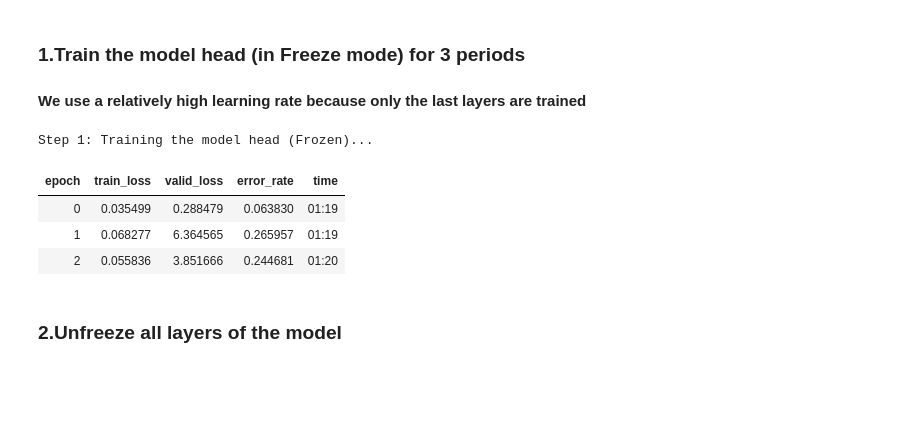
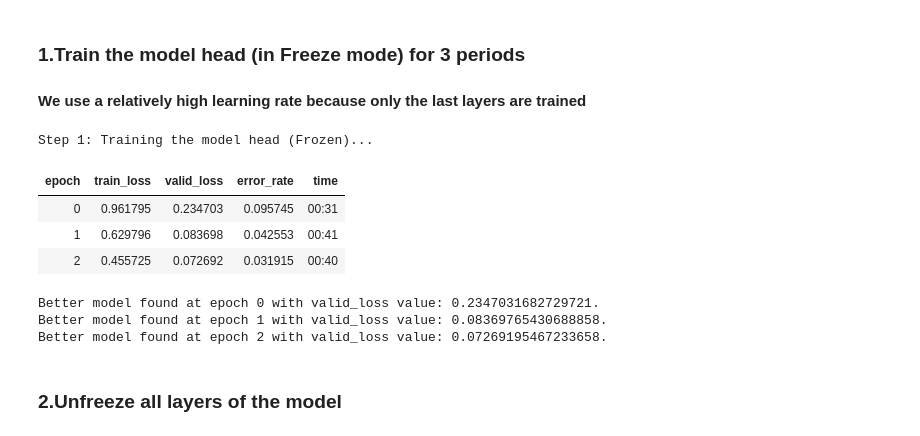
Before and after one commit to Ali-Data/coke-vs-pepsi-classifier, a Jupyter notebook: model/classifier.ipynb, the cells around one changed output. Drawn from its saved outputs; the diff is of its cells as text; code cells hidden in the pictures; blank space fills up the shorter version.

```diff
--- a/model/classifier.ipynb
+++ b/model/classifier.ipynb
@@ -206,15 +207,29 @@ cleaned_intrep.plot_confusion_matrix()
 # %% [markdown]
 ### 1.Train the model head (in Freeze mode) for 3 periods
 #### We use a relatively high learning rate because only the last layers are trained
+# %%
+from fastai.callback.tracker import EarlyStoppingCallback, SaveModelCallback
+
+new_learner = vision_learner(dls, resnet34, metrics=error_rate,
+                        cbs=[
+                        # This callback stops training
+                        EarlyStoppingCallback(monitor='valid_loss', min_delta=0.01, patience=3),
+
+                        # This callback saves the best model during training
+                        SaveModelCallback(monitor='valid_loss')
+                        ])
 # %%
 print("Step 1: Training the model head (Frozen)...")
-cleaned_learner.fit_one_cycle(3, 1e-3)
+new_learner.fit_one_cycle(3, 2e-3)
 # %% [output]
 Step 1: Training the model head (Frozen)...
 | epoch | train_loss | valid_loss | error_rate | time |
-| 0 | 0.035499 | 0.288479 | 0.063830 | 01:19 |
-| 1 | 0.068277 | 6.364565 | 0.265957 | 01:19 |
-| 2 | 0.055836 | 3.851666 | 0.244681 | 01:20 |
+| 0 | 0.961795 | 0.234703 | 0.095745 | 00:31 |
+| 1 | 0.629796 | 0.083698 | 0.042553 | 00:41 |
+| 2 | 0.455725 | 0.072692 | 0.031915 | 00:40 |
+Better model found at epoch 0 with valid_loss value: 0.2347031682729721.
+Better model found at epoch 1 with valid_loss value: 0.08369765430688858.
+Better model found at epoch 2 with valid_loss value: 0.07269195467233658.
 # %% [markdown]
 ### 2.Unfreeze all layers of the model
 # %%
```
Also changed, not shown: parts of 18 cells of this notebook, 2 other files.
